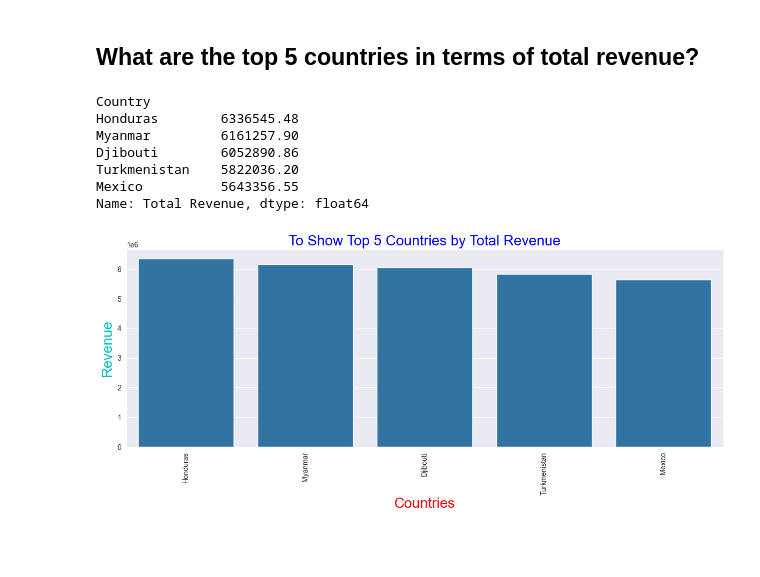
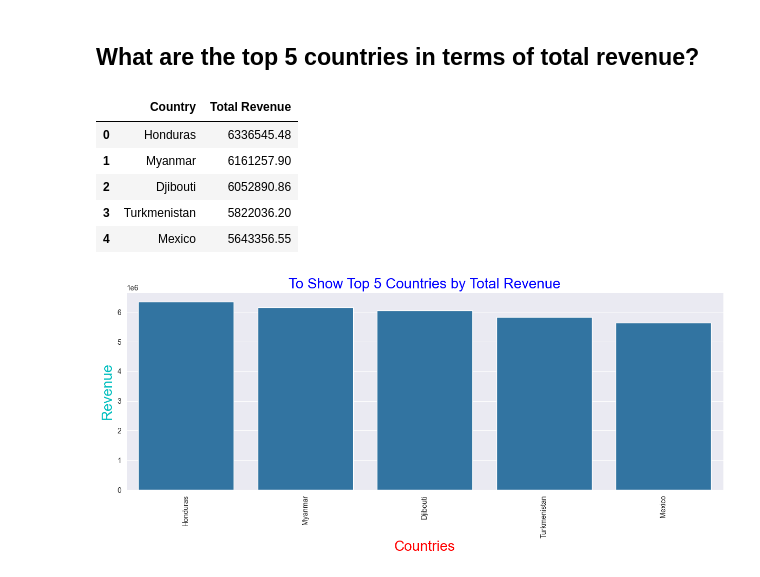
Before and after one commit to gdprasad1201/Amazon-Sales-Data-Analytics-Mini-Project, a Jupyter notebook: sales.ipynb, the cells around one changed output. Saved outputs shown, nothing was run; the diff lists cells and outputs as text; code cells hidden in the pictures; blank space fills up the shorter version.

```diff
--- a/sales.ipynb
+++ b/sales.ipynb
@@ -241,16 +241,15 @@ plt.show()
 ## What are the top 5 countries in terms of total revenue?
 # %%
 # What are the top 5 countries in terms of total revenue?
-Top_5_Countries = data.groupby(['Country'])['Total Revenue'].sum().nlargest(5)
+Top_5_Countries = data.groupby(['Country'])['Total Revenue'].sum().nlargest(5).reset_index(name = 'Total Revenue')
 Top_5_Countries
 # %% [output]
-Country
-Honduras        6336545.48
-Myanmar         6161257.90
-Djibouti        6052890.86
-Turkmenistan    5822036.20
-Mexico          5643356.55
-Name: Total Revenue, dtype: float64
+|  | Country | Total Revenue |
+| 0 | Honduras | 6336545.48 |
+| 1 | Myanmar | 6161257.90 |
+| 2 | Djibouti | 6052890.86 |
+| 3 | Turkmenistan | 5822036.20 |
+| 4 | Mexico | 5643356.55 |
 # %%
 group_data = data.groupby(['Country'])['Total Revenue'].sum().nlargest(5)
 sns.set_style('darkgrid')
```
Also changed, not shown: parts of 3 cells of this notebook.
